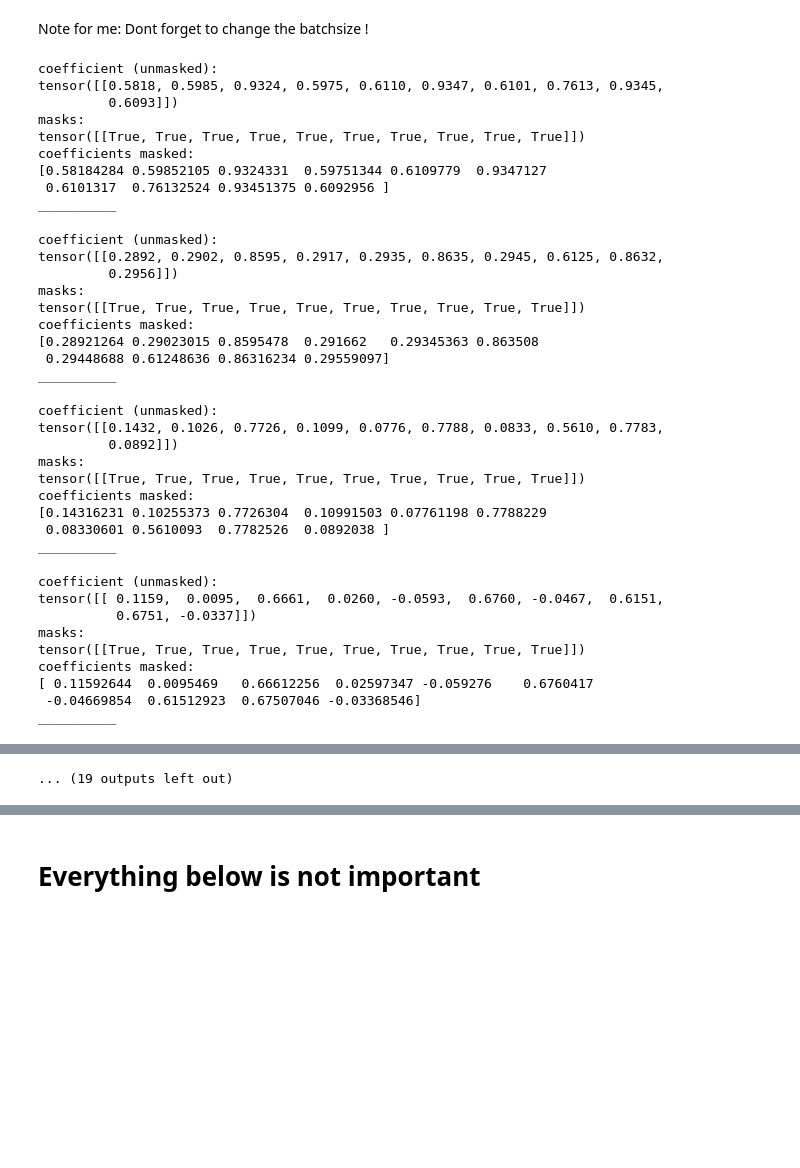
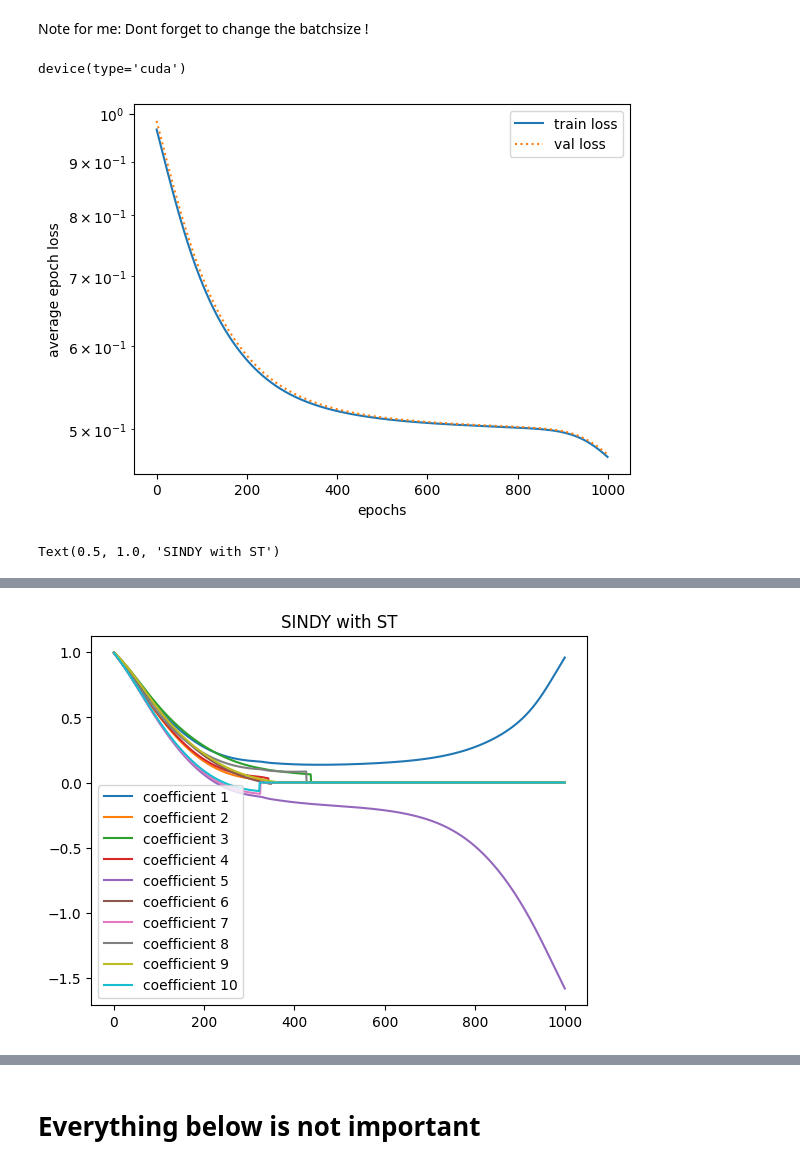
Before and after one commit to lukevoss/GNN, a Jupyter notebook: assignment_6.ipynb, the cells around one changed output, grey strips where cells are left out. Cells and saved outputs as stored; diff of their text form; code cells hidden in the pictures; blank space fills up the shorter version.

```diff
--- a/assignment_6.ipynb
+++ b/assignment_6.ipynb
@@ -1472,9 +1461,9 @@ def loss_function_sindy_autoencoder(x_true, x_reconstructed,
                                     ddx_true, ddx_reconstructed,
                                     sindy_model_coefficients,
                                     lambda_ddz, lambda_ddx, lambda_L1):
-  mse_reconstruction_x= (x_true-x_reconstructed)**2
-  mse_ddz= (ddz_encoder-ddz_sindy)**2
-  mse_reconstruction_ddx= (ddx_true-ddx_reconstructed)**2
+  mse_reconstruction_x= torch.square(x_true-x_reconstructed)
+  mse_ddz= torch.square(ddz_encoder-ddz_sindy)
+  mse_reconstruction_ddx= torch.square(ddx_true-ddx_reconstructed)
 
   l1_norm= torch.norm(sindy_model_coefficients, p=1).item()
   total_loss= torch.mean(mse_reconstruction_x + lambda_ddz*mse_ddz +
@@ -1529,9 +1548,9 @@ class CustomDataset_SINDY_AE(Dataset):
 # %%
 ### CREATING DATALOADERS FOR SINDyAUTOENCODER MODEL
 # Do I need to shuffle the data (I will see to that. I think I might need to)
-X_train_sindyAE, X_test_sindyAE= train_test_split(X, test_size=0.3,shuffle=False)
-DX_train_sindyAE, DX_test_sindyAE= train_test_split(DX, test_size=0.3,shuffle=False)
-DDX_train_sindyAE, DDX_test_sindyAE= train_test_split(DDX, test_size=0.3,shuffle=False)
+X_train_sindyAE, X_test_sindyAE= train_test_split(X, test_size=0.1,random_state=42)#shuffle=False)
+DX_train_sindyAE, DX_test_sindyAE= train_test_split(DX, test_size=0.1,random_state=42)#shuffle=False)
+DDX_train_sindyAE, DDX_test_sindyAE= train_test_split(DDX, test_size=0.1,random_state=42)#shuffle=False)
 
 # convert to torch tensors
 X_train_sindyAE_torch = torch.Tensor(X_train_sindyAE)
@@ -1544,7 +1563,7 @@ DDX_train_sindyAE_torch = torch.Tensor(DDX_train_sindyAE)
 DDX_test_sindyAE_torch = torch.Tensor(DDX_test_sindyAE)
 
 # batchsize
-batch_size= 32#X_train_sindyAE.shape[0]
+batch_size= 1026#X_train_sindyAE.shape[0]
 
 # training dataset and dataloader
 train_dataset_sindyAE= CustomDataset_SINDY_AE(X_train_sindyAE_torch,
@@ -1740,7 +1760,7 @@ def train_and_validate_sindy_autoencoder(model, train_dataloader, val_dataloader
 #                  ):
 # %%
 input_size_data_domain=2
-encoder_hidden_sizes_list=[1]
+encoder_hidden_sizes_list=[2,1]
 input_size_sindy=10
 output_size_sindy=1#
 # print(model_SINDY_AE_ST)
@@ -1754,55 +1774,37 @@ output_size_sindy=1#
 #                                          threshold_b=0.002,
 #                                          paitence_ptat=1000,
 #                                          refinement_epoch=5000)
+# %%
+device = torch.device("cuda" if torch.cuda.is_available() else "cpu")
+device
+# %% [output]
+device(type='cuda')
 # %%
 model_SINDY_AE_ST= SINDyAutoencoder(input_size_data_domain=input_size_data_domain,
                                  encoder_hidden_sizes_list=encoder_hidden_sizes_list,
                                  input_size_sindy=input_size_sindy, output_size_sindy=output_size_sindy
                                  )
+model_SINDY_AE_ST.to(device)
 
 train_losses_SINDYAE_ST, val_losses_SINDYAE_ST, masked_coeffs_SINDYAE_ST = train_and_validate_sindy_autoencoder(model=model_SINDY_AE_ST,
                                                                 train_dataloader=train_sindyAE_dl,
                                                                 val_dataloader=test_sindyAE_dl,
-                                         num_epochs=30,print_epoch=101, learning_rate=0.001,
-                                         lambda_ddz=0.00005, lambda_ddx=0.0005, lambda_L1=0,
+                                         num_epochs=1000,print_epoch=7000, learning_rate=0.0005,
+                                         lambda_ddz=0.00005, lambda_ddx=0.0005, lambda_L1=0.00001,
                                           thresholding="patient",
-                                          interval_ST=50, patience_ptat=20,
-                                          refinement_epoch=20)
+                                          interval_ST=500, patience_ptat=100,
+                                          refinement_epoch=900)
 plot_train_and_val_loss(train_losses_SINDYAE_ST, val_losses_SINDYAE_ST)
+plt.show()
+
+# model_SINDY_AE_ST.sindy.coefficients, model_SINDY_AE_ST.sindy.mask
+
+
+masked_coeffs_SINDYAE_ST= np.array(masked_coeffs_SINDYAE_ST)
+for i in range(0,10):
+    plt.plot(masked_coeffs_SINDYAE_ST[:,i], label=f"coefficient {i+1}")
+plt.legend()
+plt.title("SINDY with ST")
 # %% [output]
+[figure, added]
-coefficient (unmasked):
-tensor([[0.5818, 0.5985, 0.9324, 0.5975, 0.6110, 0.9347, 0.6101, 0.7613, 0.9345,
-         0.6093]])
-masks:
-tensor([[True, True, True, True, True, True, True, True, True, True]])
-coefficients masked:
-[0.58184284 0.59852105 0.9324331  0.59751344 0.6109779  0.9347127
- 0.6101317  0.76132524 0.93451375 0.6092956 ]
-__________
+Text(0.5, 1.0, 'SINDY with ST')
-coefficient (unmasked):
-tensor([[0.2892, 0.2902, 0.8595, 0.2917, 0.2935, 0.8635, 0.2945, 0.6125, 0.8632,
-         0.2956]])
-masks:
-tensor([[True, True, True, True, True, True, True, True, True, True]])
-coefficients masked:
-[0.28921264 0.29023015 0.8595478  0.291662   0.29345363 0.863508
- 0.29448688 0.61248636 0.86316234 0.29559097]
-__________
-coefficient (unmasked):
-tensor([[0.1432, 0.1026, 0.7726, 0.1099, 0.0776, 0.7788, 0.0833, 0.5610, 0.7783,
-         0.0892]])
-masks:
-tensor([[True, True, True, True, True, True, True, True, True, True]])
-coefficients masked:
-[0.14316231 0.10255373 0.7726304  0.10991503 0.07761198 0.7788229
- 0.08330601 0.5610093  0.7782526  0.0892038 ]
-__________
-coefficient (unmasked):
-tensor([[ 0.1159,  0.0095,  0.6661,  0.0260, -0.0593,  0.6760, -0.0467,  0.6151,
-          0.6751, -0.0337]])
-masks:
-tensor([[True, True, True, True, True, True, True, True, True, True]])
-coefficients masked:
-[ 0.11592644  0.0095469   0.66612256  0.02597347 -0.059276    0.6760417
- -0.04669854  0.61512923  0.67507046 -0.03368546]
-__________
@@ -1881,2 +1811,2 @@ __________
-... (19 outputs left out)
+[figure, added]
 # %%
```
Also changed, not shown: parts of 29 cells of this notebook.
